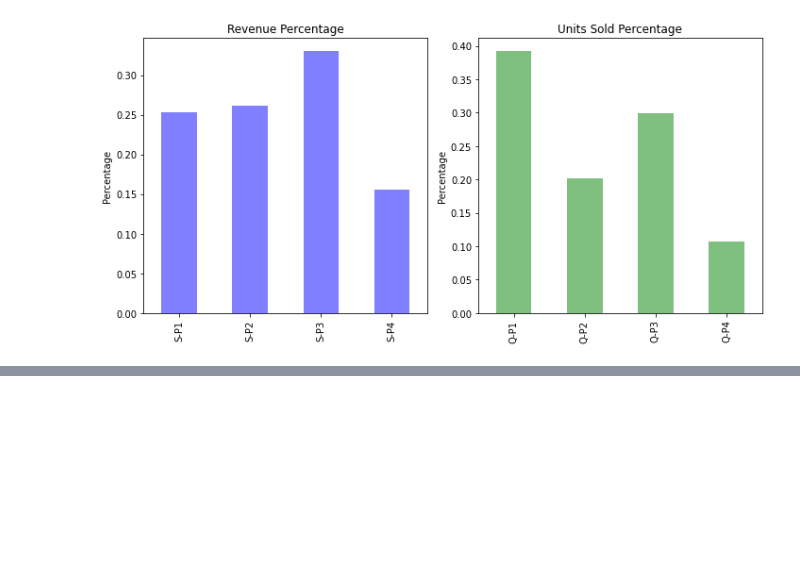
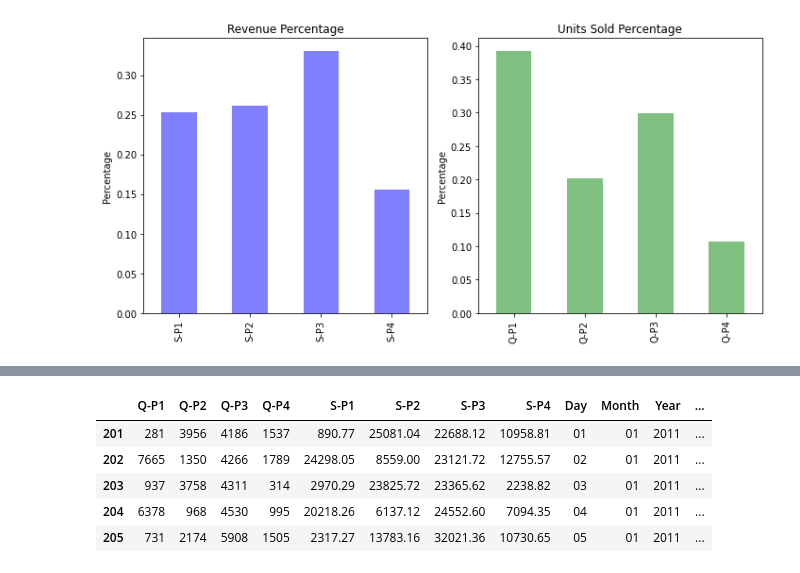
Before and after one commit to chandru1003/Data--Projects, a Jupyter notebook: Product Sales Data/product-sales-data.ipynb, the cells around one changed output, grey strips where cells are left out. Saved outputs shown, nothing was run; the diff lists cells and outputs as text; code cells hidden in the pictures; blank space fills up the shorter version.

Commit message:
predicting 2024 revenue

```diff
--- a/Product Sales Data/product-sales-data.ipynb
+++ b/Product Sales Data/product-sales-data.ipynb
@@ -337,0 +329,14 @@ The CEO would also like to predict the sales and revenues for the year 2024. He
+# %%
+
+data['Total sales'] = data[['Q-P1', 'Q-P2', 'Q-P3', 'Q-P4']].sum(axis=1)
+# %%
+data['Total Revenue']= data[['S-P1', 'S-P2', 'S-P3', 'S-P4']].sum(axis=1)
+# %%
+data.head(5)
+# %% [output]
+|  | Q-P1 | Q-P2 | Q-P3 | Q-P4 | S-P1 | S-P2 | S-P3 | S-P4 | Day | Month | Year | ... |
+| 201 | 281 | 3956 | 4186 | 1537 | 890.77 | 25081.04 | 22688.12 | 10958.81 | 01 | 01 | 2011 | ... |
+| 202 | 7665 | 1350 | 4266 | 1789 | 24298.05 | 8559.00 | 23121.72 | 12755.57 | 02 | 01 | 2011 | ... |
+| 203 | 937 | 3758 | 4311 | 314 | 2970.29 | 23825.72 | 23365.62 | 2238.82 | 03 | 01 | 2011 | ... |
+| 204 | 6378 | 968 | 4530 | 995 | 20218.26 | 6137.12 | 24552.60 | 7094.35 | 04 | 01 | 2011 | ... |
+| 205 | 731 | 2174 | 5908 | 1505 | 2317.27 | 13783.16 | 32021.36 | 10730.65 | 05 | 01 | 2011 | ... |
```
Also changed, not shown: parts of 14 cells of this notebook.
